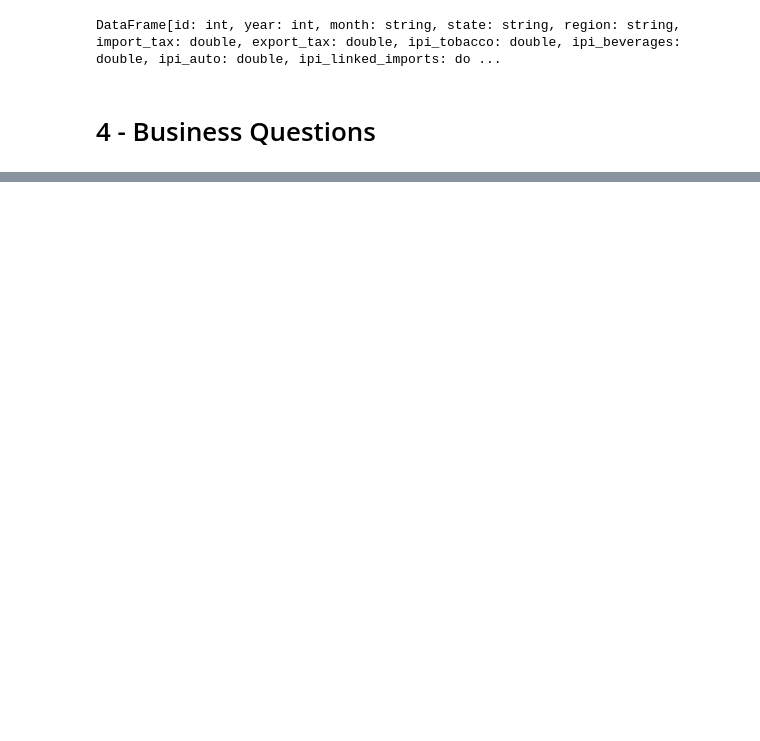
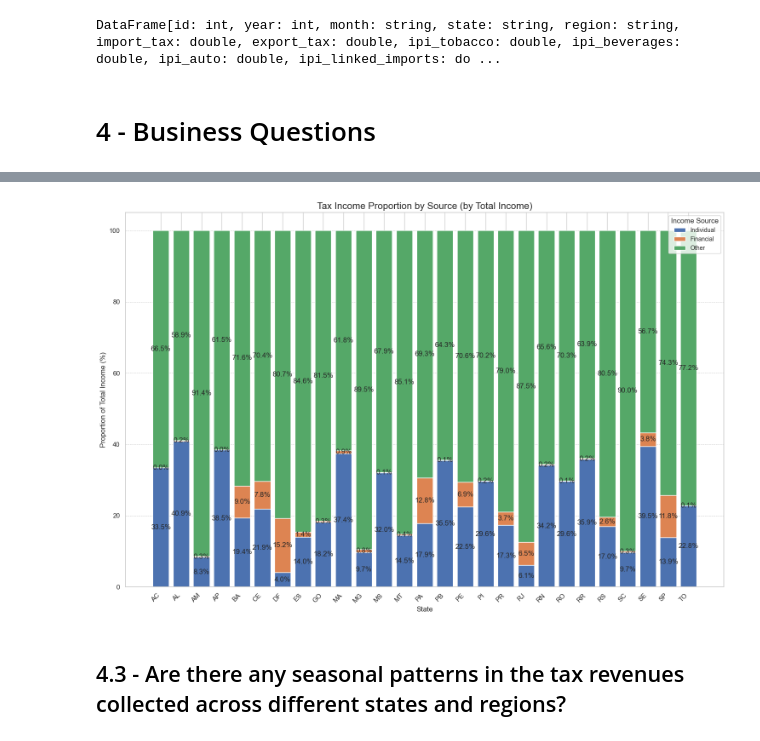
Before and after one commit to FredAlissonx/Revenue-By-State, a Jupyter notebook: data_analysis/analysis.ipynb, the cells around one changed output, grey strips where cells are left out. Saved outputs shown, nothing was run; the diff lists cells and outputs as text; code cells hidden in the pictures; blank space fills up the shorter version.

```diff
--- a/data_analysis/analysis.ipynb
+++ b/data_analysis/analysis.ipynb
@@ -100,0 +316,3 @@ DataFrame[id: int, year: int, month: string, state: string, region: string, impo
+# %%
+# Get the percentage of income of each type x total income
+tax_cont_df: DataFrame = df.select(*tax_cont_cols)
@@ -100,0 +390,14 @@ DataFrame[id: int, year: int, month: string, state: string, region: string, impo
+# %%
+proportion_income_df: DataFrame = total_income_df \
+    .withColumn(
+        "individual_income_proportion",
+        F.round(F.col("total_income_tax_individual") / F.col("total_income") * 100, scale=2)
+    ) \
+    .withColumn(
+        "financial_income_proportion",
+        F.round(F.col("total_income_tax_financial") / F.col("total_income") * 100, scale=2)
+    ) \
+    .withColumn(
+        "other_income_proportion",
+        F.round(F.col("total_income_tax_other") / F.col("total_income") * 100, scale=2)
+    )
@@ -100,0 +424,42 @@ DataFrame[id: int, year: int, month: string, state: string, region: string, impo
+# %%
+proportion_plt: pd.DataFrame = proportion_income_df.toPandas()
+# %%
+df_sorted = proportion_plt.sort_values('state', ascending=True)
+
+# Create the stacked bar chart
+plt.figure(figsize=(15, 10))
+sns.set_theme(style="whitegrid")
+
+# Create the stacked bars
+plt.bar(df_sorted['state'], df_sorted['individual_income_proportion'], label='Individual')
+plt.bar(df_sorted['state'], df_sorted['financial_income_proportion'],
+        bottom=df_sorted['individual_income_proportion'], label='Financial')
+plt.bar(df_sorted['state'], df_sorted['other_income_proportion'],
+        bottom=df_sorted['individual_income_proportion'] + df_sorted['financial_income_proportion'],
+        label='Other')
+
+# Customize the chart
+plt.title('Tax Income Proportion by Source (by Total Income)', fontsize=16)
+plt.xlabel('State', fontsize=12)
+plt.ylabel('Proportion of Total Income (%)', fontsize=12)
+plt.legend(title='Income Source', title_fontsize='12', fontsize='10')
+plt.xticks(rotation=45, ha='right')
+
+plt.grid(True, which='both', axis='y', linestyle='--', linewidth=0.7)
+
+# Add percentage labels on the bars
+for i, state in enumerate(df_sorted['state']):
+    individual = df_sorted['individual_income_proportion'].iloc[i]
+    financial = df_sorted['financial_income_proportion'].iloc[i]
+    other = df_sorted['other_income_proportion'].iloc[i]
+
+    plt.text(i, individual/2, f'{individual:.1f}%', ha='center', va='center')
+    plt.text(i, individual + financial/2, f'{financial:.1f}%', ha='center', va='center')
+    plt.text(i, individual + financial + other/2, f'{other:.1f}%', ha='center', va='center')
+
+plt.tight_layout()
+plt.show()
+# %% [output]
+[figure, added]
+# %% [markdown]
+## 4.3 - Are there any seasonal patterns in the tax revenues collected across different states and regions?
```
Also changed, not shown: parts of 64 cells of this notebook, 1 other file.
